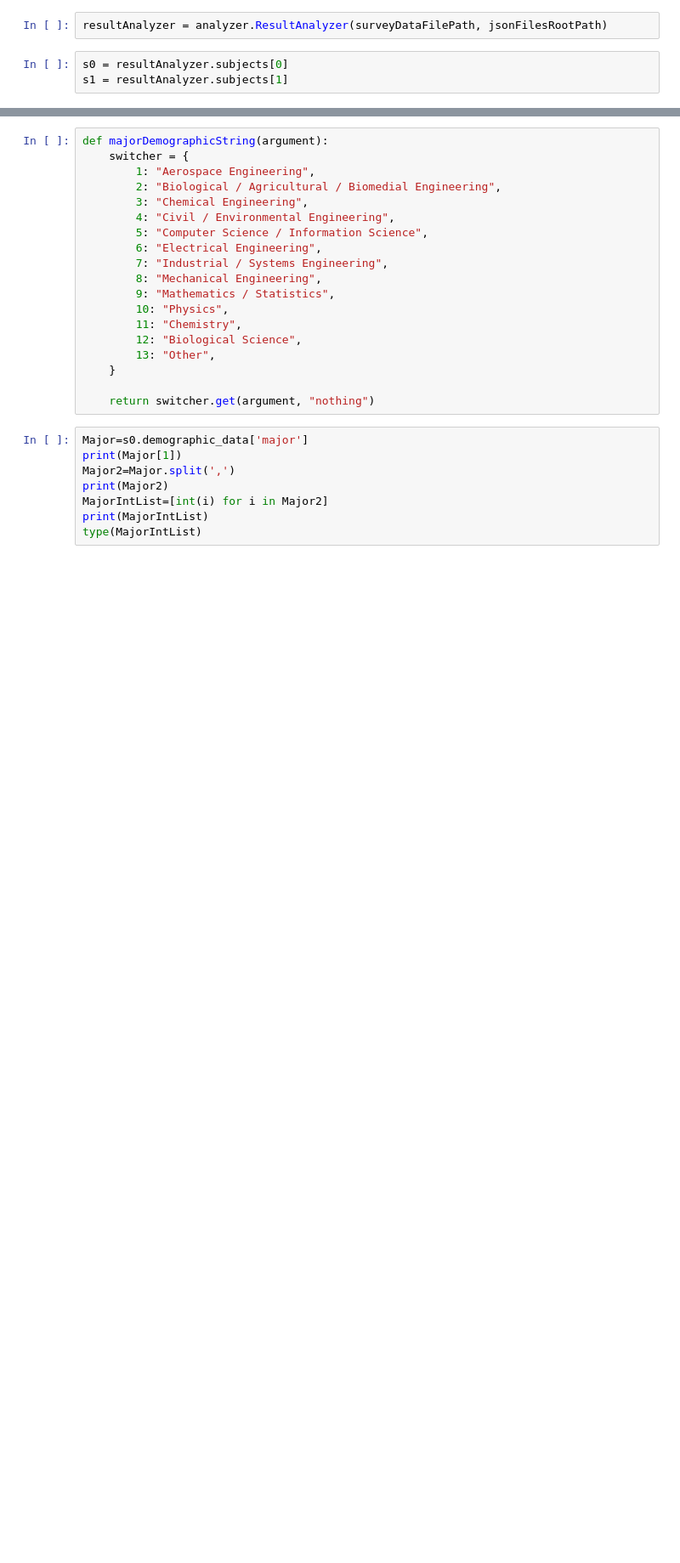
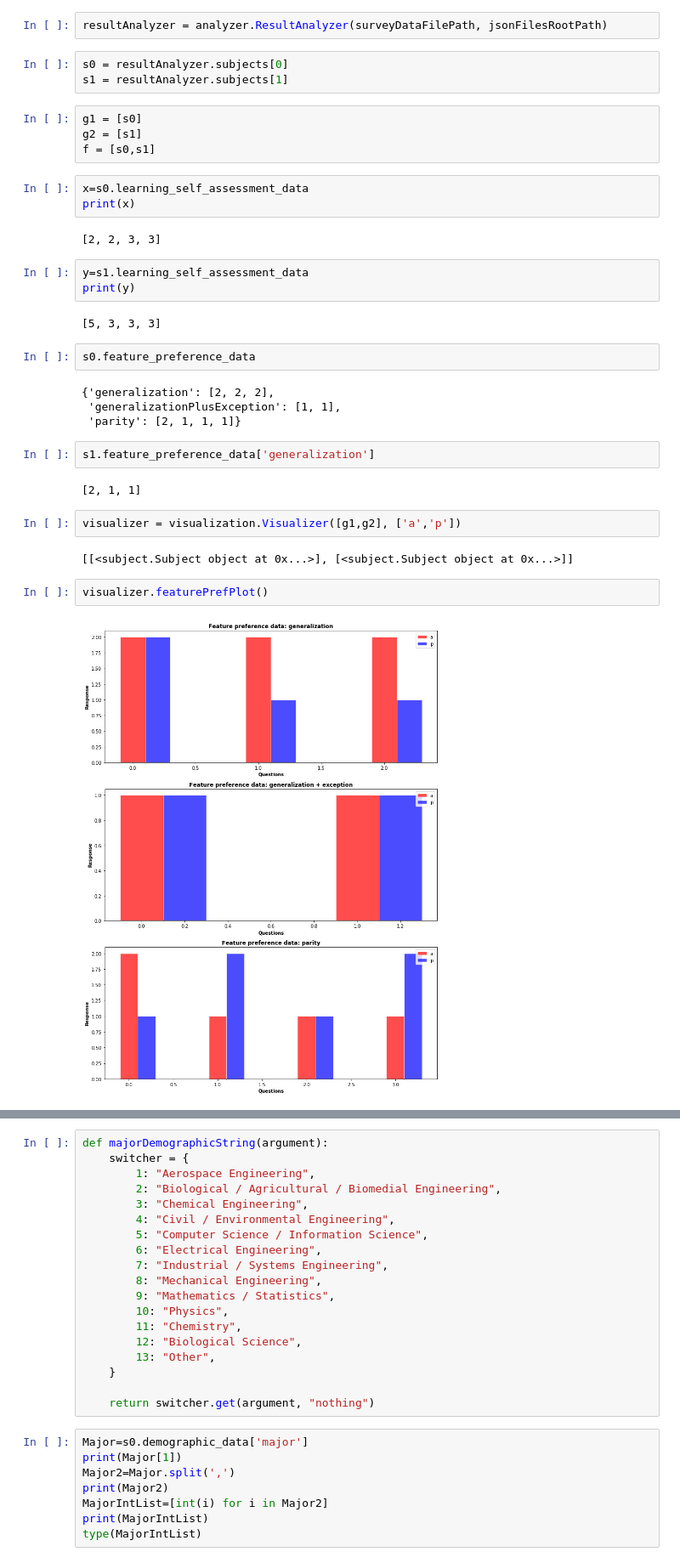
Before and after one commit to hsbang09/iFEED_experiment_result_analysis_2019, a Jupyter notebook: analysis-Copy(Renee).ipynb, the cells around one changed output, grey strips where cells are left out. Shown at 85% size. Cells and saved outputs as stored; diff of their text form; blank space fills up the shorter version.

```diff
--- a/analysis-Copy(Renee).ipynb
+++ b/analysis-Copy(Renee).ipynb
@@ -30,3 +31,35 @@ resultAnalyzer = analyzer.ResultAnalyzer(surveyDataFilePath, jsonFilesRootPath)
 # %%
 s0 = resultAnalyzer.subjects[0]
 s1 = resultAnalyzer.subjects[1]
+# %%
+g1 = [s0]
+g2 = [s1]
+f = [s0,s1]
+# %%
+x=s0.learning_self_assessment_data
+print(x)
+# %% [output]
+[2, 2, 3, 3]
+# %%
+y=s1.learning_self_assessment_data
+print(y)
+# %% [output]
+[5, 3, 3, 3]
+# %%
+s0.feature_preference_data
+# %% [output]
+{'generalization': [2, 2, 2],
+ 'generalizationPlusException': [1, 1],
+ 'parity': [2, 1, 1, 1]}
+# %%
+s1.feature_preference_data['generalization']
+# %% [output]
+[2, 1, 1]
+# %%
+visualizer = visualization.Visualizer([g1,g2], ['a','p'])
+# %% [output]
+[[<subject.Subject object at 0x...>], [<subject.Subject object at 0x...>]]
+# %%
+visualizer.featurePrefPlot()
+# %% [output]
+[figure, added]
```
Also changed, not shown: parts of 73 cells of this notebook, 1 other file.
